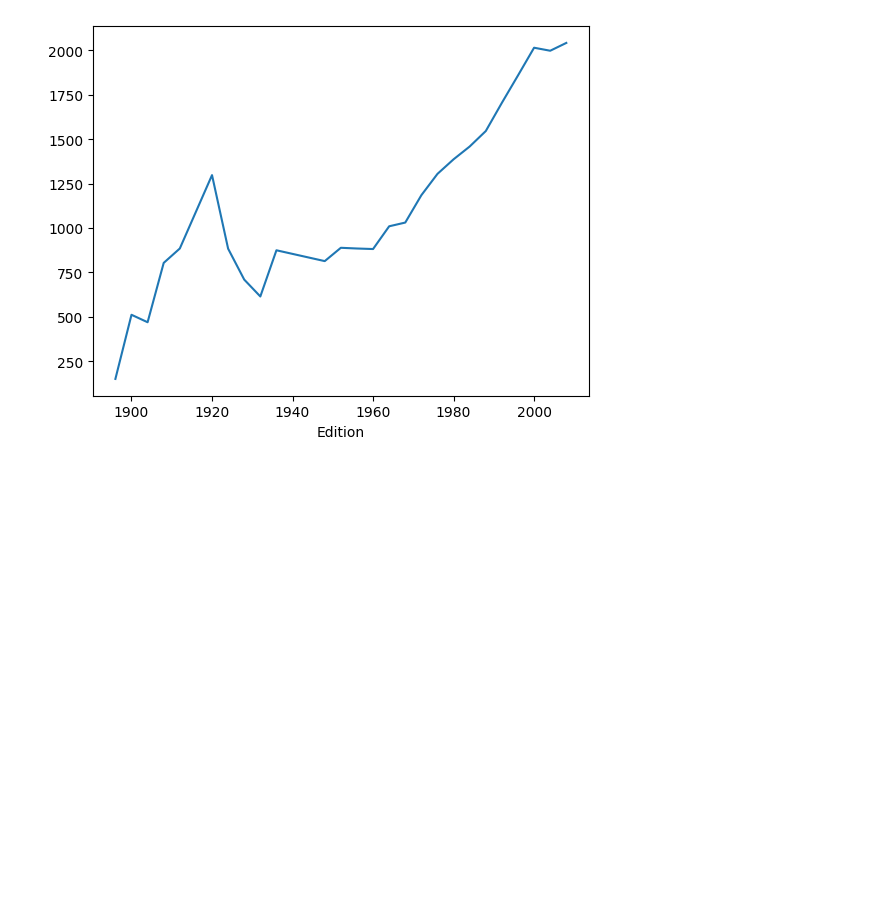
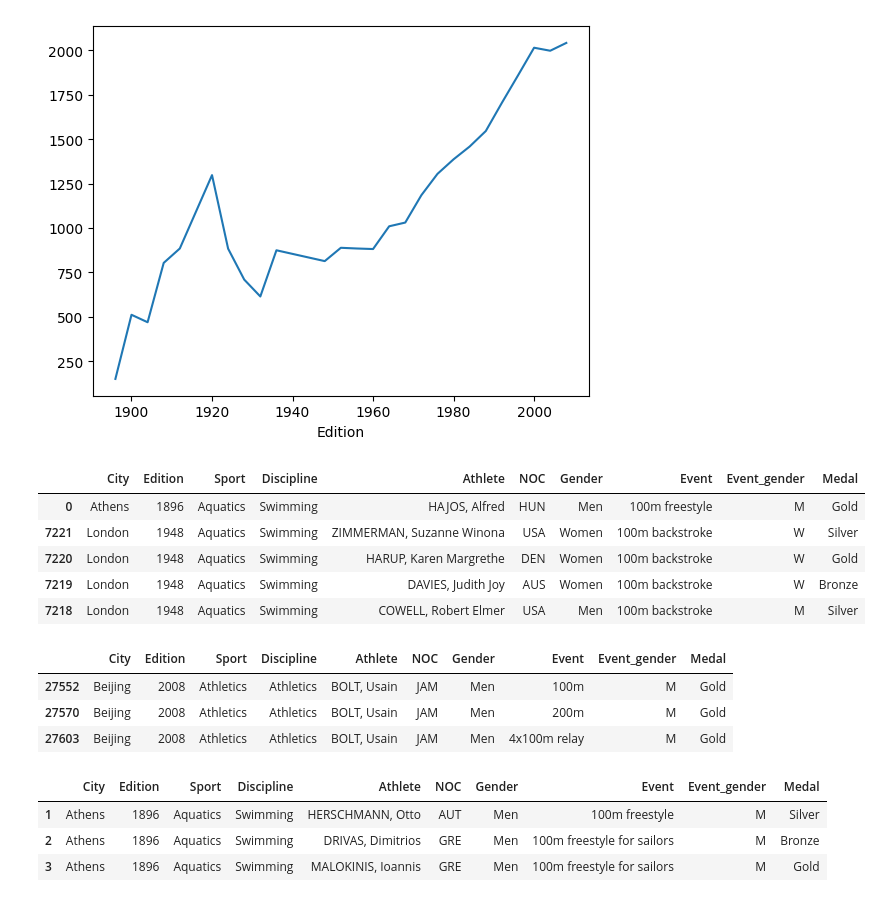
Before and after one commit to kipkosgeii/Olympics-Analysis, a Jupyter notebook: olympic.ipynb, the cells around one changed output. Drawn from its saved outputs; the diff is of its cells as text; code cells hidden in the pictures; blank space fills up the shorter version.

```diff
--- a/olympic.ipynb
+++ b/olympic.ipynb
@@ -196,3 +196,32 @@ sns.countplot(data=chnGW, x = 'Medal',hue='Gender', palette='bwr',legend=False,
 df.Edition.value_counts().sort_index().plot();
 # %% [output]
 [figure]
+# %%
+# sorting and index- sorting by the index
+
+df.sort_values('Sport', ascending=True).head()
+# %% [output]
+|  | City | Edition | Sport | Discipline | Athlete | NOC | Gender | Event | Event_gender | Medal |
+| 0 | Athens | 1896 | Aquatics | Swimming | HAJOS, Alfred | HUN | Men | 100m freestyle | M | Gold |
+| 7221 | London | 1948 | Aquatics | Swimming | ZIMMERMAN, Suzanne Winona | USA | Women | 100m backstroke | W | Silver |
+| 7220 | London | 1948 | Aquatics | Swimming | HARUP, Karen Margrethe | DEN | Women | 100m backstroke | W | Gold |
+| 7219 | London | 1948 | Aquatics | Swimming | DAVIES, Judith Joy | AUS | Women | 100m backstroke | W | Bronze |
+| 7218 | London | 1948 | Aquatics | Swimming | COWELL, Robert Elmer | USA | Men | 100m backstroke | M | Silver |
+# %%
+# LOC[]
+
+name = df[df.Athlete == 'BOLT, Usain']
+
+name
+# %% [output]
+|  | City | Edition | Sport | Discipline | Athlete | NOC | Gender | Event | Event_gender | Medal |
+| 27552 | Beijing | 2008 | Athletics | Athletics | BOLT, Usain | JAM | Men | 100m | M | Gold |
+| 27570 | Beijing | 2008 | Athletics | Athletics | BOLT, Usain | JAM | Men | 200m | M | Gold |
+| 27603 | Beijing | 2008 | Athletics | Athletics | BOLT, Usain | JAM | Men | 4x100m relay | M | Gold |
+# %%
+df.iloc[1:4]
+# %% [output]
+|  | City | Edition | Sport | Discipline | Athlete | NOC | Gender | Event | Event_gender | Medal |
+| 1 | Athens | 1896 | Aquatics | Swimming | HERSCHMANN, Otto | AUT | Men | 100m freestyle | M | Silver |
+| 2 | Athens | 1896 | Aquatics | Swimming | DRIVAS, Dimitrios | GRE | Men | 100m freestyle for sailors | M | Bronze |
+| 3 | Athens | 1896 | Aquatics | Swimming | MALOKINIS, Ioannis | GRE | Men | 100m freestyle for sailors | M | Gold |
```
